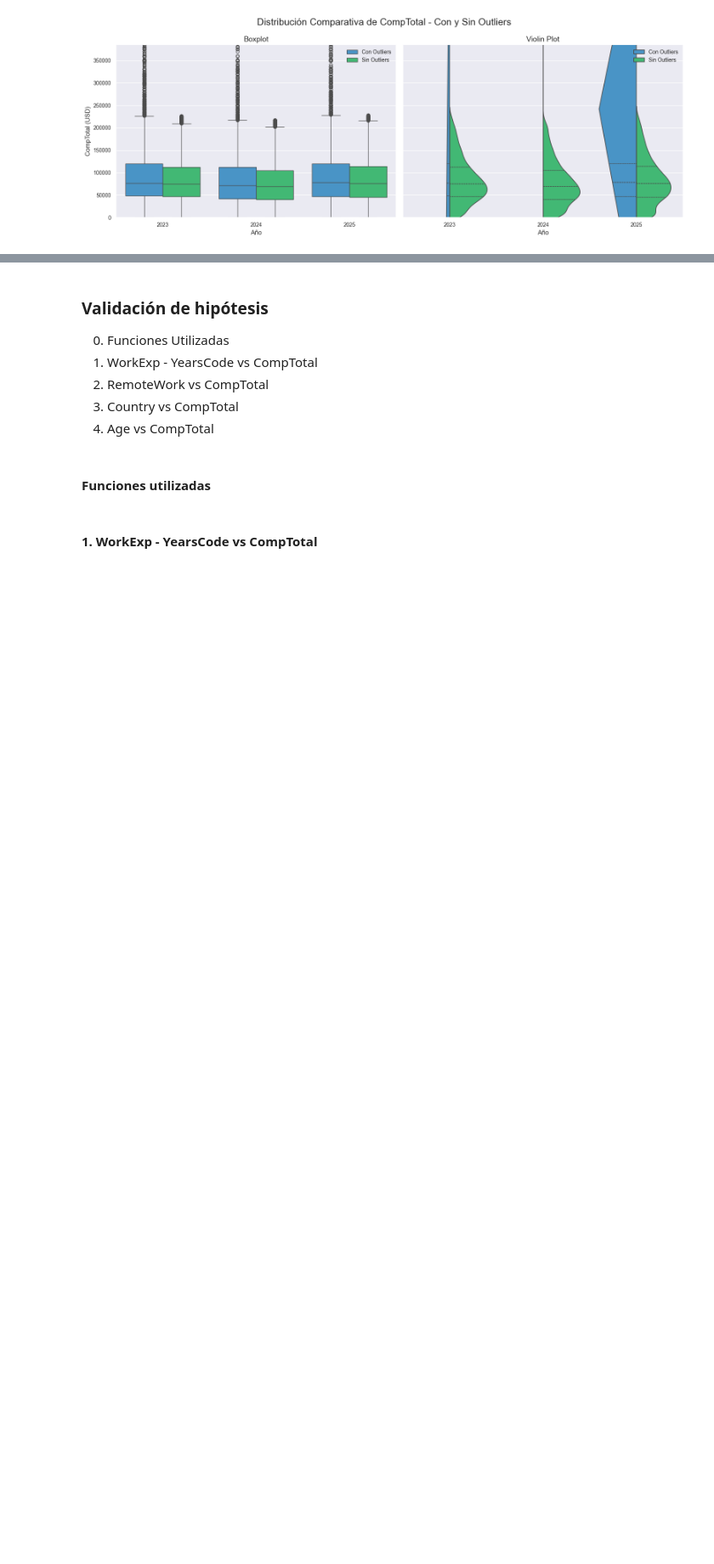
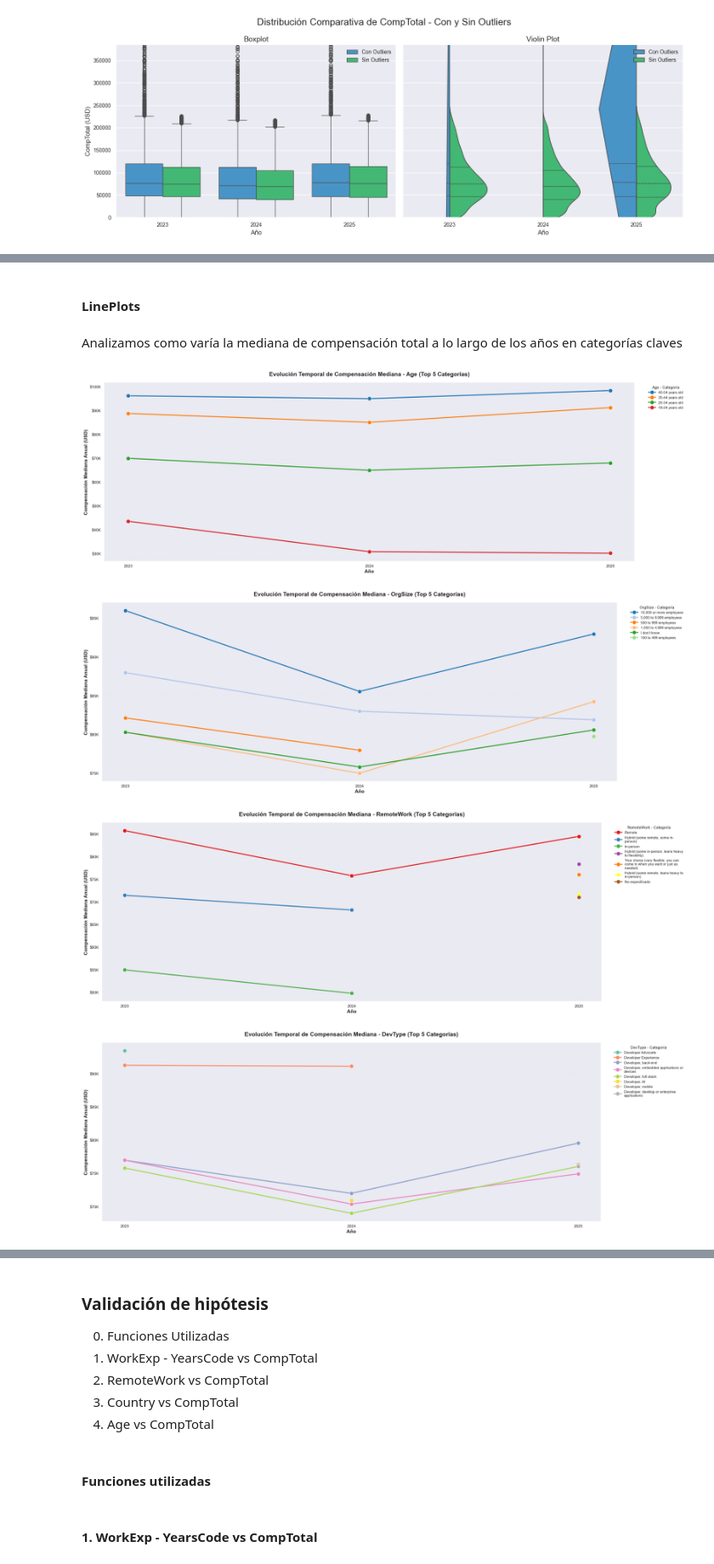
Before and after one commit to Maidana0/encuestas-stack-overflow, a Jupyter notebook: Proyecto_Final_Maidana_Franco.ipynb, the cells around one changed output, grey strips where cells are left out. Shown at 85% size. Drawn from its saved outputs; the diff is of its cells as text; code cells hidden in the pictures; blank space fills up the shorter version.

```diff
--- a/Proyecto_Final_Maidana_Franco.ipynb
+++ b/Proyecto_Final_Maidana_Franco.ipynb
@@ -1117,0 +1541,11 @@ graficar_distribucion_completa(df_con_outliers=df_filtrado, df_sin_outliers=df_f
+# %% [markdown]
+#### LinePlots
+# %% [markdown]
+Analizamos como varía la mediana de compensación total a lo largo de los años en categorías claves
+# %%
+crear_graficos_evolucion_temporal(df_filtrado_sin_outliers)
+# %% [output]
+[figure, added]
+[figure, added]
+[figure, added]
+[figure, added]
```
Also changed, not shown: parts of 14 cells of this notebook.
